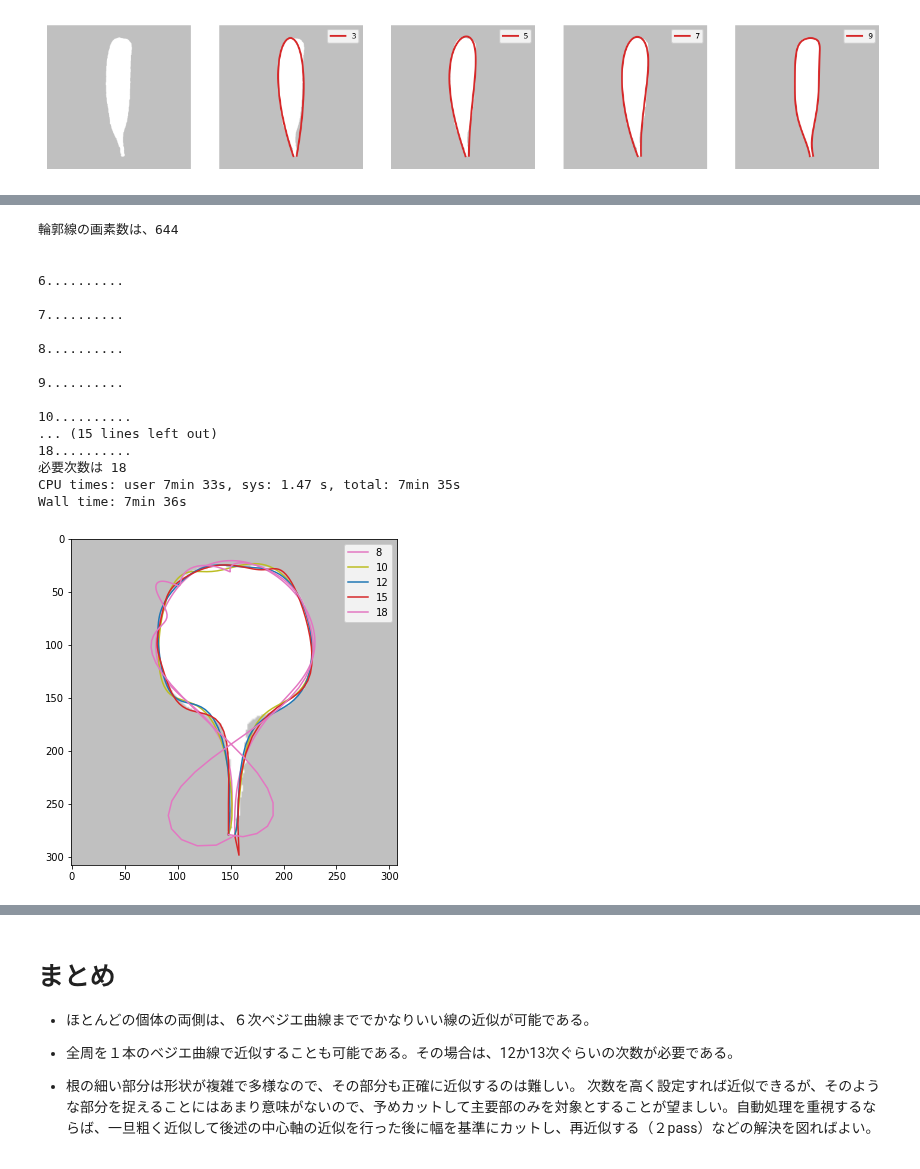
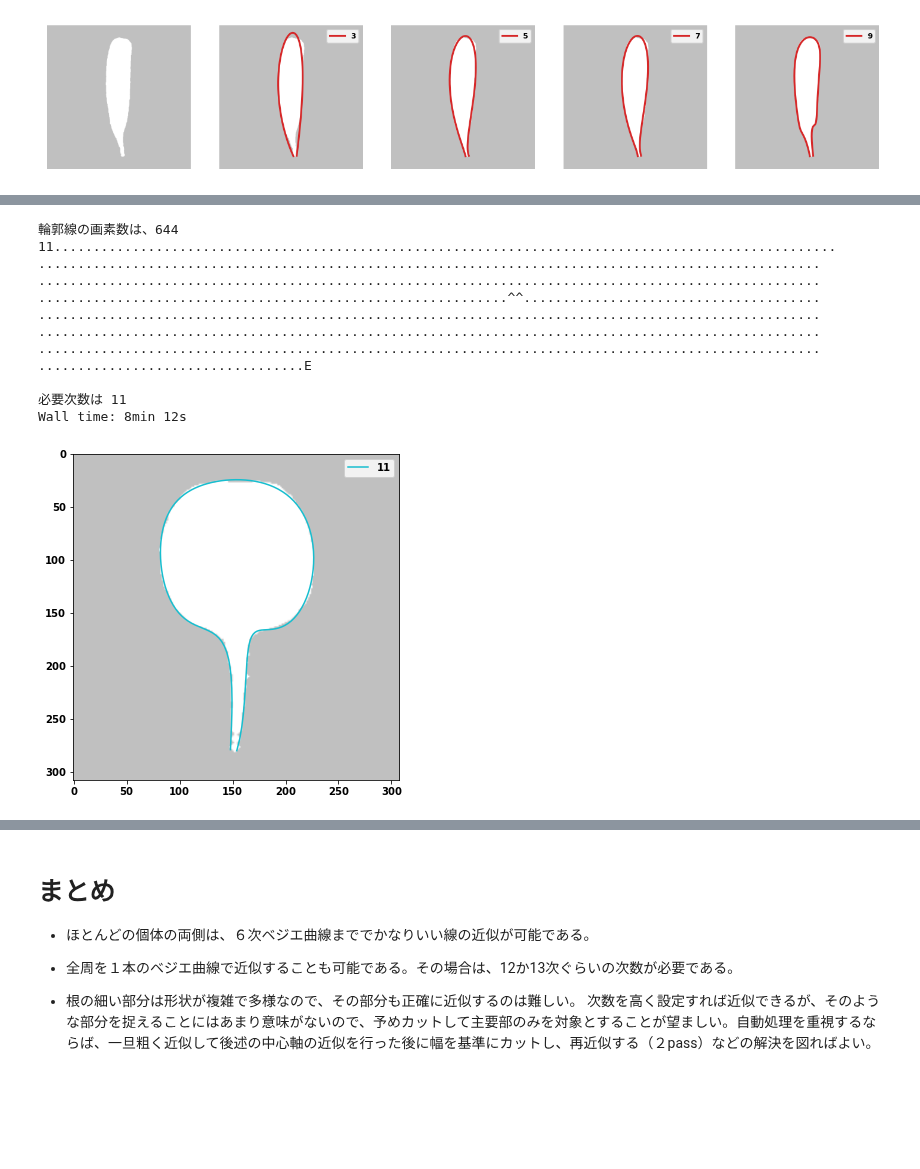
Before and after one commit to iciromaco/RadiShLab, a Jupyter notebook: N006_ベジエ曲線あてはめ.ipynb, the cells around one changed output, grey strips where cells are left out. Saved outputs shown, nothing was run; the diff lists cells and outputs as text; code cells hidden in the pictures; blank space fills up the shorter version.

```diff
--- a/N006_ベジエ曲線あてはめ.ipynb
+++ b/N006_ベジエ曲線あてはめ.ipynb
@@ -1552,7 +1437,7 @@ def DemoAll(imgnum,samples=64,Nfrom=6,Nto=15,pf=None,draw=[],withFig=[999]):
 # %%
 %%time
 fall=[]
-fl,N = DemoAll(0,samples=64,Nfrom=6,Nto=18,pf=None,withFig=[8,10,12,15])
+fl,N = DemoAll(0,samples=31,Nfrom=11,Nto=11,pf=None,withFig=[11])
 fall.append(fl)
 # %% [output]
 輪郭線の画素数は、609
@@ -1575,0 +1449,4 @@ Wall time: 7min 35s
+# %%
+%%time
+fl,N = DemoAll(1,samples=31,Nfrom=11,Nto=11,pf=None,withFig=[11])
+fall.append(fl)
@@ -1576,6 +1462,6 @@ Wall time: 7min 35s
 # %%
 %%time
-fl,N = DemoAll(2,samples=65,Nfrom=6,Nto=18,pf=None,withFig=[8,10,12,15])
+fl,N = DemoAll(2,samples=31,Nfrom=11,Nto=11,pf=None,withFig=[11])
 fall.append(fl)
 # %% [output]
 輪郭線の画素数は、526
@@ -1599,6 +1473,6 @@ Wall time: 7min 35s
 # %%
 %%time
-fl,N = DemoAll(3,samples=64,Nfrom=6,Nto=18,pf=None,withFig=[8,10,12,15])
+fl,N = DemoAll(3,samples=31,Nfrom=11,Nto=11,pf=None,withFig=[11])
 fall.append(fl)
 # %% [output]
 輪郭線の画素数は、536
@@ -1622,25 +1484,20 @@ Wall time: 7min 33s
 # %%
 %%time
-fl,N = DemoAll(4,samples=64,Nfrom=6,Nto=18,pf=None,withFig=[8,10,12,15])
+fl,N = DemoAll(4,samples=31,Nfrom=11,Nto=11,pf=None,withFig=[11])
 fall.append(fl)
 # %% [output]
 輪郭線の画素数は、644
+11....................................................................................................
+....................................................................................................
+....................................................................................................
+............................................................^^......................................
+....................................................................................................
+....................................................................................................
+....................................................................................................
+..................................E
 
-
-6..........
-
-7..........
-
-8..........
-
-9..........
-
-10..........
-... (15 lines left out)
-18..........
-必要次数は 18
-CPU times: user 7min 33s, sys: 1.47 s, total: 7min 35s
-Wall time: 7min 36s
+必要次数は 11
+Wall time: 8min 12s
-[figure, old version]
+[figure, new version]
 # %%
 %%time
```
Also changed, not shown: parts of 135 cells of this notebook, 20 other files.
